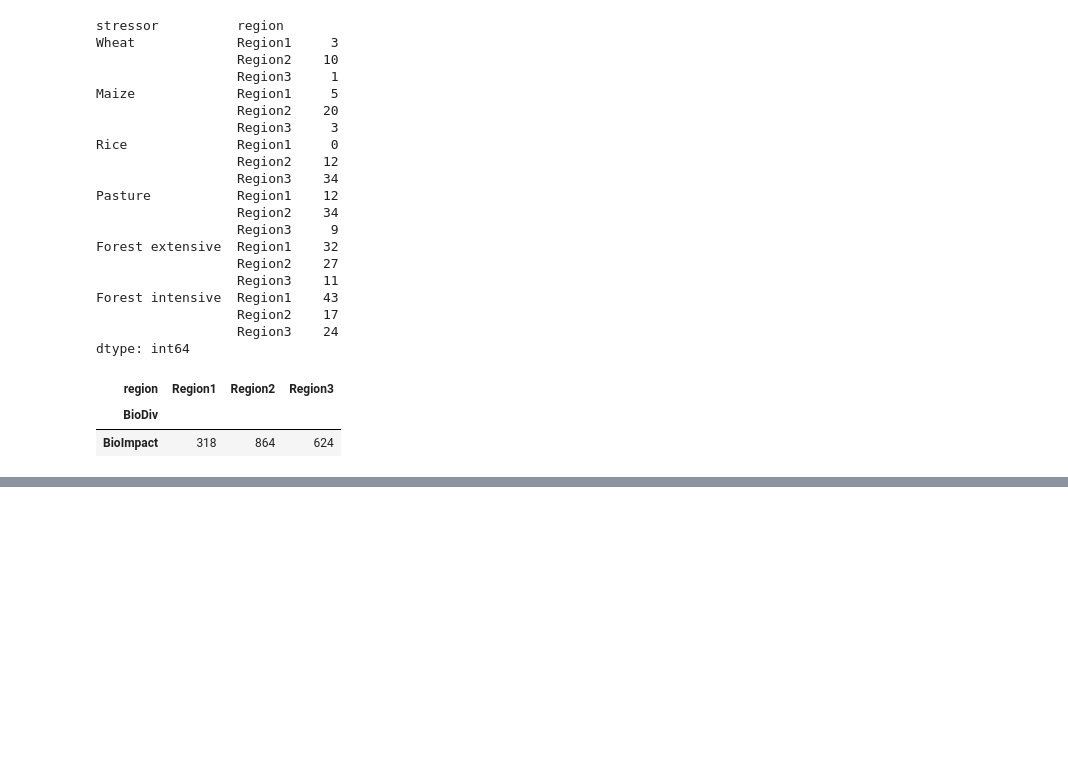
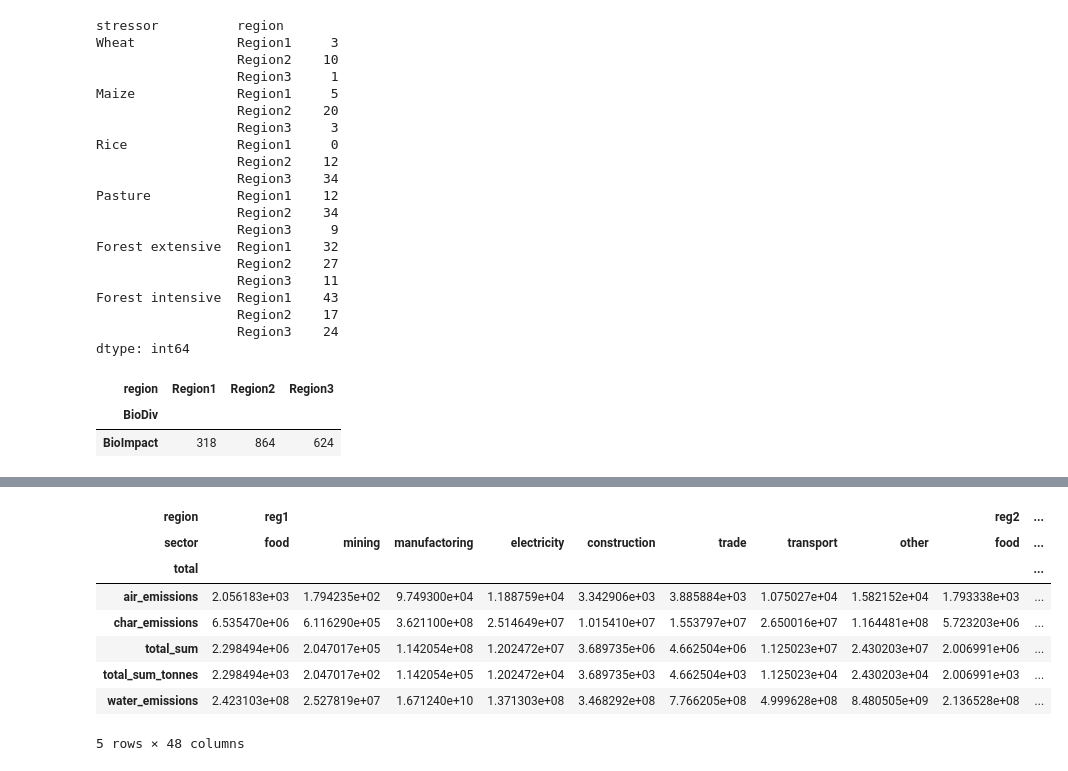
Before and after one commit to IndEcol/pymrio, a Jupyter notebook: doc/source/notebooks/convert.ipynb, the cells around one changed output, grey strips where cells are left out. Drawn from its saved outputs; the diff is of its cells as text; code cells hidden in the pictures; blank space fills up the shorter version.

Commit message:
test and doc for extension char factors

```diff
--- a/doc/source/notebooks/convert.ipynb
+++ b/doc/source/notebooks/convert.ipynb
@@ -420,0 +433,2 @@ This bridge table has to follow a specific format, depending on the table to be
+# %%
+mrio = pymrio.load_test()
@@ -420,0 +465,20 @@ This bridge table has to follow a specific format, depending on the table to be
+# %%
+emis_bridge = pd.DataFrame(
+    columns=[
+        "stressor",
+        "compartment",
+        "total__stressor",
+        "factor",
+        "unit_orig",
+        "unit_new",
+    ],
+    data=[
+        ["emis.*", "air|water", "total_sum_tonnes", 1e-3, "kg", "t"],
+        ["emission_type[1|2]", ".*", "total_sum", 1, "kg", "kg"],
+        ["emission_type1", ".*", "air_emissions", 1e-3, "kg", "t"],
+        ["emission_type2", ".*", "water_emissions", 1000, "kg", "g"],
+        ["emission_type1", ".*", "char_emissions", 2, "kg", "kg_eq"],
+        ["emission_type2", ".*", "char_emissions", 10, "kg", "kg_eq"],
+    ],
+)
+emis_bridge
@@ -420,0 +503,3 @@ This bridge table has to follow a specific format, depending on the table to be
+# %%
+mrio.new_ext = mrio.emissions.convert(emis_bridge, new_extension_name="new_ext")
+print(mrio.new_ext)
@@ -420,0 +523,15 @@ This bridge table has to follow a specific format, depending on the table to be
+# %%
+mrio.new_ext.D_cba
+
+
+# CONT: test/explain characterization across different extensions
+# %% [output]
+| region | reg1 |  |  |  |  |  |  |  | reg2 | ... |
+| sector | food | mining | manufactoring | electricity | construction | trade | transport | other | food | ... |
+| total |  |  |  |  |  |  |  |  |  | ... |
+| air_emissions | 2.056183e+03 | 1.794235e+02 | 9.749300e+04 | 1.188759e+04 | 3.342906e+03 | 3.885884e+03 | 1.075027e+04 | 1.582152e+04 | 1.793338e+03 | ... |
+| char_emissions | 6.535470e+06 | 6.116290e+05 | 3.621100e+08 | 2.514649e+07 | 1.015410e+07 | 1.553797e+07 | 2.650016e+07 | 1.164481e+08 | 5.723203e+06 | ... |
+| total_sum | 2.298494e+06 | 2.047017e+05 | 1.142054e+08 | 1.202472e+07 | 3.689735e+06 | 4.662504e+06 | 1.125023e+07 | 2.430203e+07 | 2.006991e+06 | ... |
+| total_sum_tonnes | 2.298494e+03 | 2.047017e+02 | 1.142054e+05 | 1.202472e+04 | 3.689735e+03 | 4.662504e+03 | 1.125023e+04 | 2.430203e+04 | 2.006991e+03 | ... |
+| water_emissions | 2.423103e+08 | 2.527819e+07 | 1.671240e+10 | 1.371303e+08 | 3.468292e+08 | 7.766205e+08 | 4.999628e+08 | 8.480505e+09 | 2.136528e+08 | ... |
+5 rows × 48 columns
```
Also changed, not shown: parts of 21 cells of this notebook, 2 other files.
